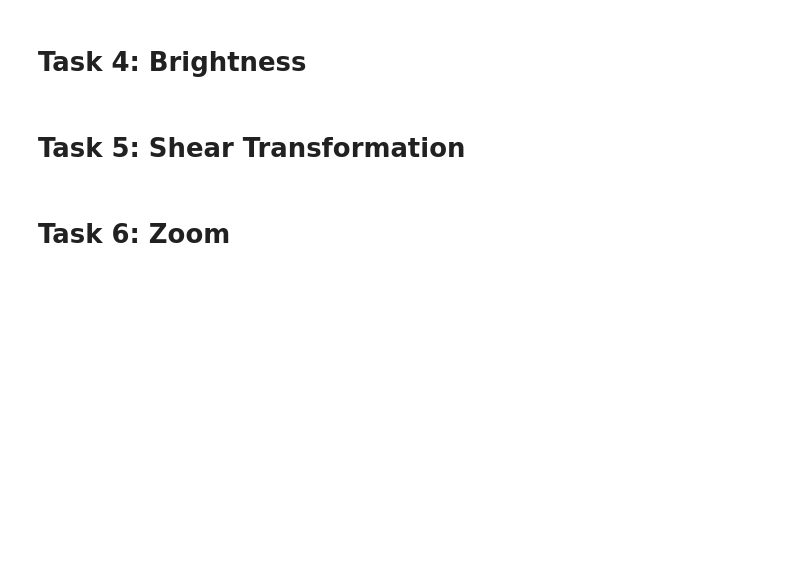
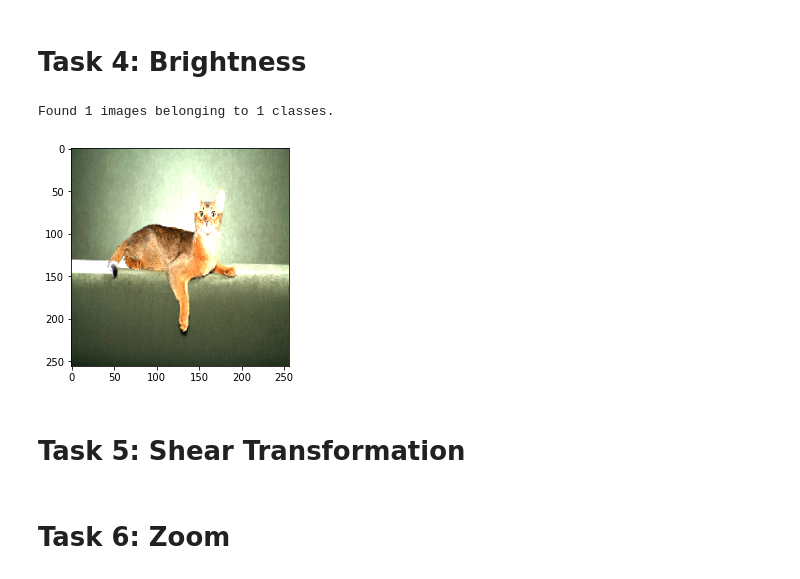
Before and after one commit to Surajv311/Image-data-Augumentation, a Jupyter notebook: Learner Notebook.ipynb, the cells around one changed output. Drawn from its saved outputs; the diff is of its cells as text; code cells hidden in the pictures; blank space fills up the shorter version.

```diff
--- a/Learner Notebook.ipynb
+++ b/Learner Notebook.ipynb
@@ -42,10 +63,14 @@ plt.imshow(x[0].astype('uint8'));
 # %%
 generator = tf.keras.preprocessing.image.ImageDataGenerator(
     # Your code here
+    brightness_range = (0.5,2.) # say we want a range from 0.5 to 2
 )
 
 x, y = next(generator.flow_from_directory('images', batch_size=1))
 plt.imshow(x[0].astype('uint8'));
+# %% [output]
+Found 1 images belonging to 1 classes.
+[figure, added]
 # %% [markdown]
 # Task 5: Shear Transformation
 # %%
```
Also changed, not shown: parts of 8 cells of this notebook.
